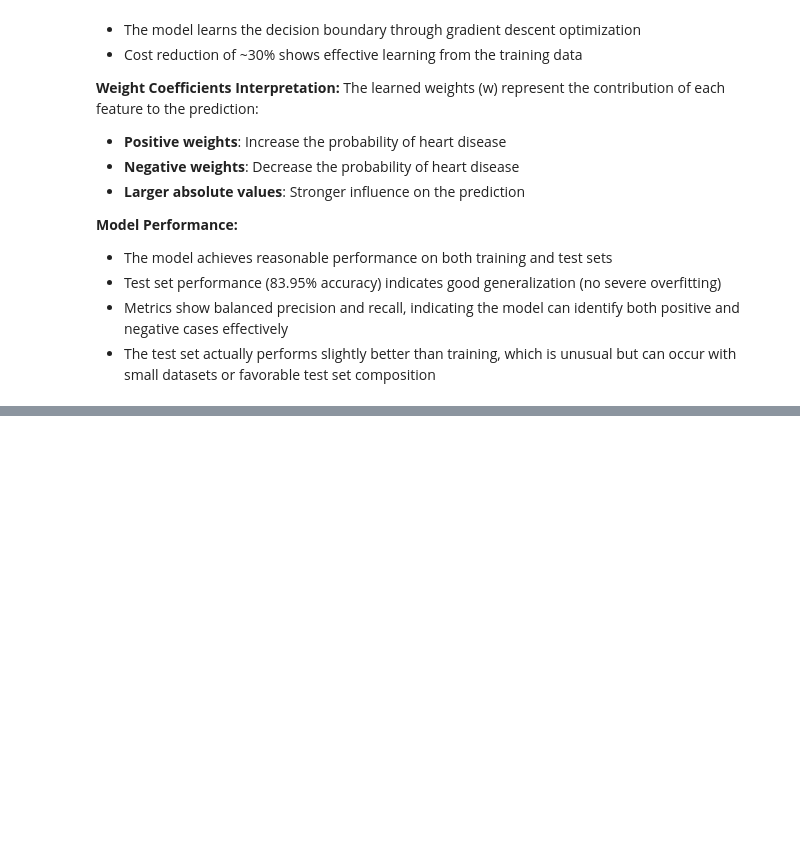
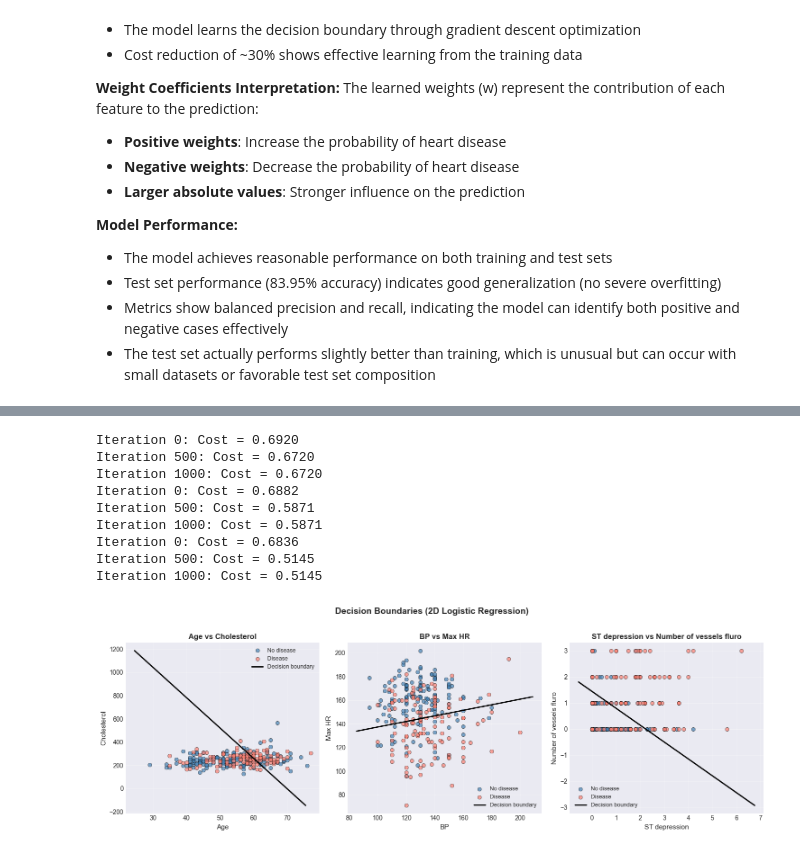
Before and after one commit to Josuehmz/Laboratorio-2-AREP, a Jupyter notebook: Heart_Disease_Prediction.ipynb, the cells around one changed output, grey strips where cells are left out. Saved outputs shown, nothing was run; the diff lists cells and outputs as text; code cells hidden in the pictures; blank space fills up the shorter version.

```diff
--- a/Heart_Disease_Prediction.ipynb
+++ b/Heart_Disease_Prediction.ipynb
@@ -588,0 +598,61 @@ The learned weights (w) represent the contribution of each feature to the predic
+# %%
+
+feature_pairs = [
+    ('Age', 'Cholesterol'),
+    ('BP', 'Max HR'),
+    ('ST depression', 'Number of vessels fluro')
+]
+
+lr_2d = 0.1
+iters_2d = 1500
+
+fig, axes = plt.subplots(1, 3, figsize=(15, 5))
+
+for idx, (f1, f2) in enumerate(feature_pairs):
+    X_2d = df[[f1, f2]].values
+    y_2d = df['Heart Disease'].values
+    X_tr, X_te, y_tr, y_te = train_test_split(X_2d, y_2d, test_size=0.3, random_state=42, stratify=y_2d)
+    scaler_2d = StandardScaler()
+    X_tr_s = scaler_2d.fit_transform(X_tr)
+    X_te_s = scaler_2d.transform(X_te)
+    w_2d = np.zeros(2)
+    b_2d = 0.0
+    w_2d, b_2d, _ = gradient_descent(X_tr_s, y_tr, w_2d, b_2d, lr_2d, iters_2d)
+
+    # Decision boundary in scaled space: w1*s1 + w2*s2 + b = 0 => s2 = -(w1*s1 + b)/w2
+    s1_min, s1_max = X_tr_s[:, 0].min() - 0.5, X_tr_s[:, 0].max() + 0.5
+    s1_line = np.linspace(s1_min, s1_max, 200)
+    if np.abs(w_2d[1]) > 1e-8:
+        s2_line = -(w_2d[0] * s1_line + b_2d) / w_2d[1]
+        x1_line = s1_line * scaler_2d.scale_[0] + scaler_2d.mean_[0]
+        x2_line = s2_line * scaler_2d.scale_[1] + scaler_2d.mean_[1]
+    else:
+        x1_line = np.linspace(X_2d[:, 0].min(), X_2d[:, 0].max(), 200)
+        x2_line = np.full_like(x1_line, X_2d[:, 1].mean())
+
+    ax = axes[idx]
+    mask0 = y_2d == 0
+    mask1 = y_2d == 1
+    ax.scatter(X_2d[mask0, 0], X_2d[mask0, 1], c='steelblue', label='No disease', alpha=0.7, edgecolors='k', linewidths=0.5)
+    ax.scatter(X_2d[mask1, 0], X_2d[mask1, 1], c='salmon', label='Disease', alpha=0.7, edgecolors='k', linewidths=0.5)
+    ax.plot(x1_line, x2_line, 'k-', linewidth=2, label='Decision boundary')
+    ax.set_xlabel(f1, fontsize=11)
+    ax.set_ylabel(f2, fontsize=11)
+    ax.set_title(f'{f1} vs {f2}', fontsize=12, fontweight='bold')
+    ax.legend(loc='best', fontsize=9)
+    ax.grid(True, alpha=0.3)
+
+plt.suptitle('Decision Boundaries (2D Logistic Regression)', fontsize=14, fontweight='bold', y=1.02)
+plt.tight_layout()
+plt.show()
+# %% [output]
+Iteration 0: Cost = 0.6920
+Iteration 500: Cost = 0.6720
+Iteration 1000: Cost = 0.6720
+Iteration 0: Cost = 0.6882
+Iteration 500: Cost = 0.5871
+Iteration 1000: Cost = 0.5871
+Iteration 0: Cost = 0.6836
+Iteration 500: Cost = 0.5145
+Iteration 1000: Cost = 0.5145
+[figure, added]
```
Also changed, not shown: parts of 4 cells of this notebook.
